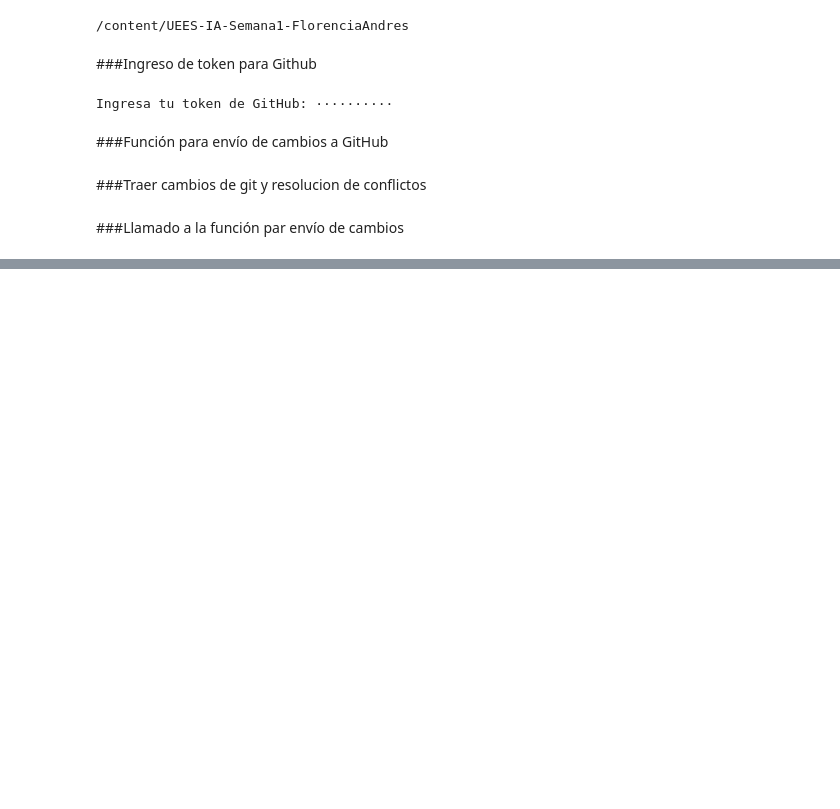
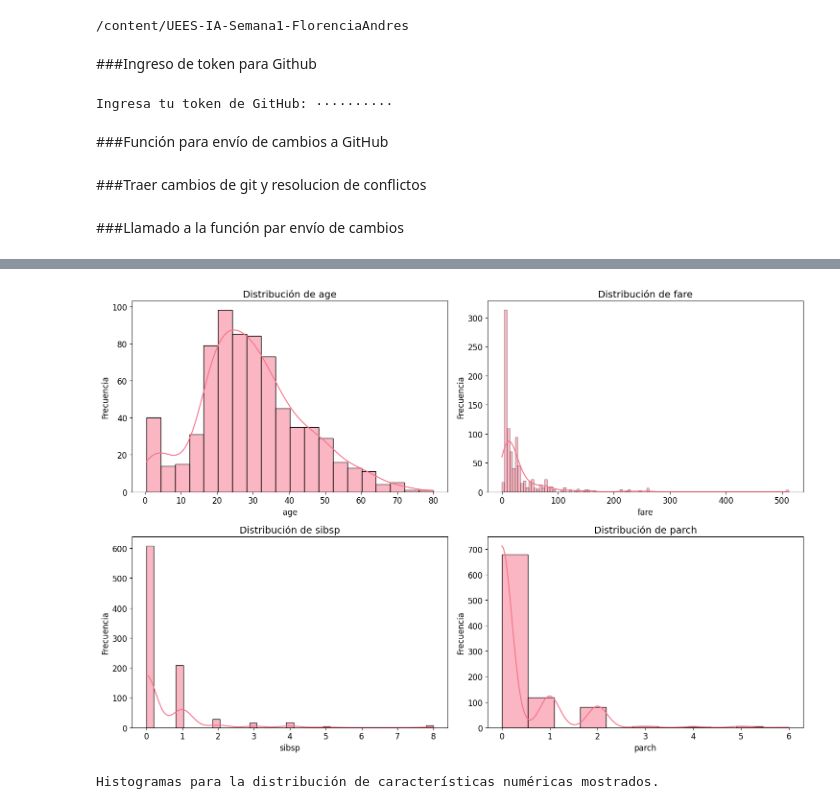
Before and after one commit to andresflorencia-uees/UEES-IA-Semana1-FlorenciaAndres, a Jupyter notebook: notebooks/04_Deep_Learning_Intro.ipynb, the cells around one changed output, grey strips where cells are left out. Drawn from its saved outputs; the diff is of its cells as text; code cells hidden in the pictures; blank space fills up the shorter version.

```diff
--- a/notebooks/04_Deep_Learning_Intro.ipynb
+++ b/notebooks/04_Deep_Learning_Intro.ipynb
@@ -117,0 +136,2 @@ save_to_github("04_Deep_Learning_Intro.ipynb", "Introducción a Deep Learning ")
+# %%
+titanic = sns.load_dataset('titanic')
@@ -117,0 +186,16 @@ save_to_github("04_Deep_Learning_Intro.ipynb", "Introducción a Deep Learning ")
+# %%
+numeric_features = ['age', 'fare', 'sibsp', 'parch']
+
+plt.figure(figsize=(15, 10))
+for i, feature in enumerate(numeric_features, 1):
+    plt.subplot(2, 2, i)
+    sns.histplot(titanic[feature].dropna(), kde=True)
+    plt.title(f'Distribución de {feature}')
+    plt.xlabel(feature)
+    plt.ylabel('Frecuencia')
+plt.tight_layout()
+plt.show()
+print("Histogramas para la distribución de características numéricas mostrados.")
+# %% [output]
+[figure, added]
+Histogramas para la distribución de características numéricas mostrados.
```
Also changed, not shown: parts of 34 cells of this notebook.
